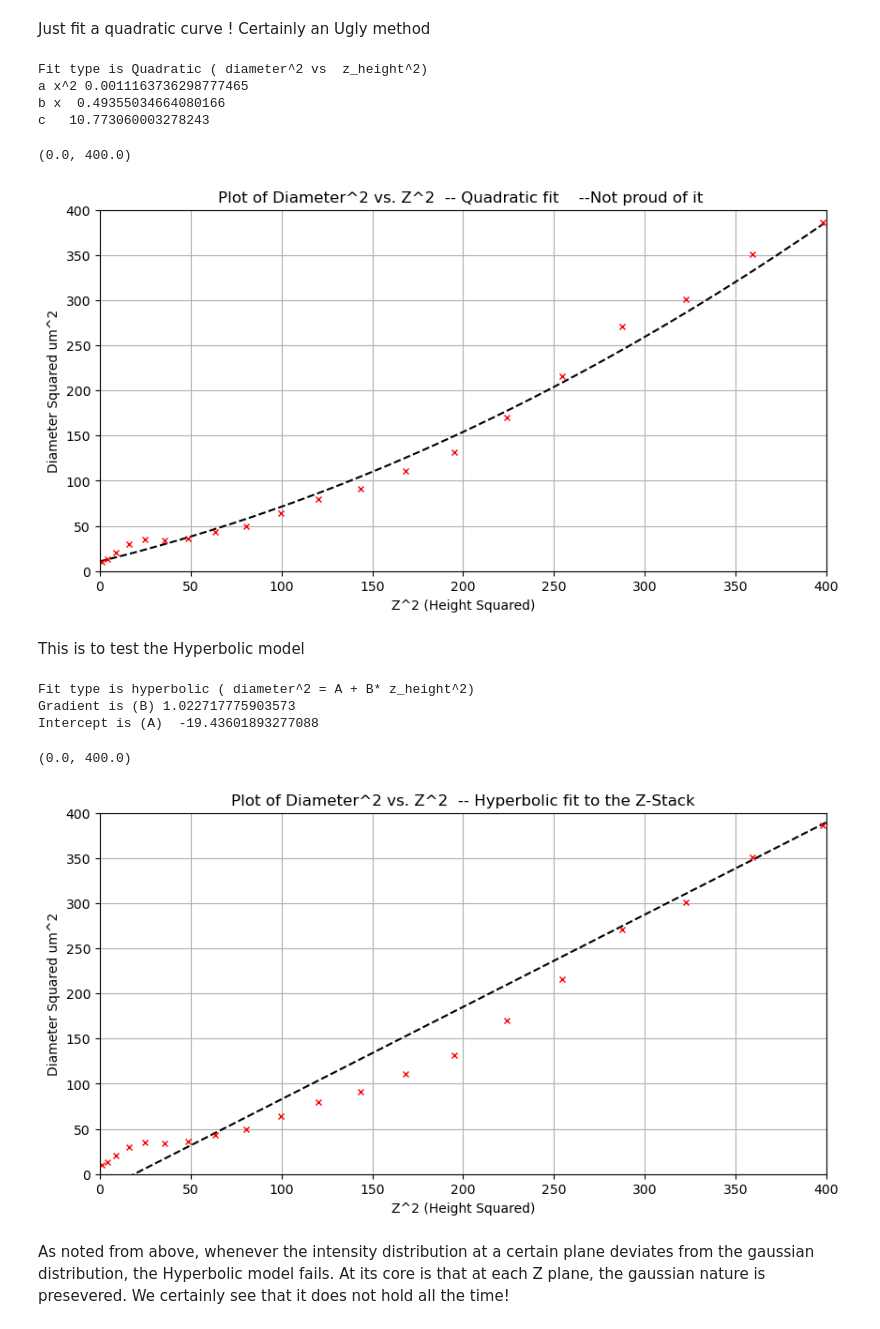
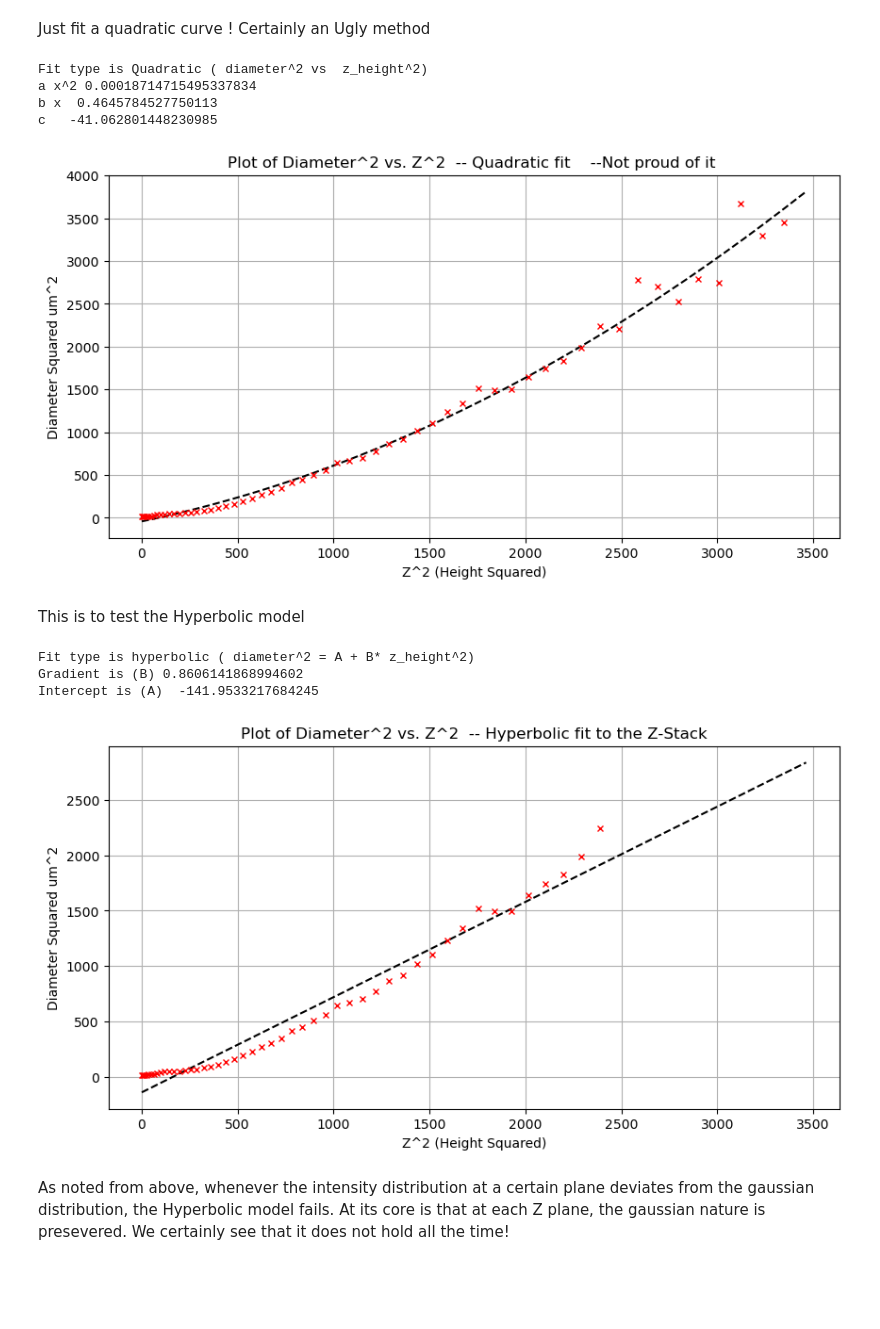
Before and after one commit to pamud-akalanka/FSVPy, a Jupyter notebook: SyntheticStreaks/calibration.ipynb, the cells around one changed output. Cells and saved outputs as stored; diff of their text form; code cells hidden in the pictures; blank space fills up the shorter version.

```diff
--- a/SyntheticStreaks/calibration.ipynb
+++ b/SyntheticStreaks/calibration.ipynb
@@ -31,9 +31,9 @@ def conv_gray(frame):
     return one_channel
 
 #frames =(pims.open('D:/Lab_Data_Akalanka/Cropped_0.25umstep_325nmpx/*.tif'))
-frames =(pims.open('D:/Lab_Data_Akalanka/2024_06_29/cropped/*.tif'))
+frames =(pims.open('D:/Lab_Data_Akalanka/2024_07_12/cropped/low/*.tif'))
 #img = frames[125:217]
-img = frames[:]
+img = frames[1:65]
 #fun.see_contour(img[95],True)
 # %%
 def Get_Center(img,frameStart, frameEnd, plott):
@@ -144,12 +145,12 @@ frame_sqrd = []
 
 dii_squared = np.multiply(dii,dii)
 frame_sqrd = np.multiply(frames, frames)
-pred_params, uncert_cov = curve_fit(fun.quadratic, frame_sqrd[10:np.argmin(dii)], dii_squared[10:np.argmin(dii)], method='lm')
-x = np.linspace(-shift,0,100) + shift
+pred_params, uncert_cov = curve_fit(fun.quadratic, frame_sqrd[1:np.argmin(dii)], dii_squared[1:np.argmin(dii)], method='lm')
+x = np.linspace(-shift,0,len(frame_sqrd)) + shift
 yy = (pred_params[2] + pred_params[0]* np.power(x,4) + pred_params[1]* np.power(x,2)  )
 
 plt.plot(np.power(x,2) , yy, ls='--',c='k')
-plt.plot(frame_sqrd[0:np.argmin(dii)],dii_squared[0:np.argmin(dii)], 'rx',markersize=5)
+plt.plot(frame_sqrd[1:np.argmin(dii)],dii_squared[1:np.argmin(dii)], 'rx',markersize=5)
 
 plt.grid()
 plt.xlabel('Z^2 (Height Squared)')
@@ -160,12 +161,11 @@ print('Fit type is Quadratic ( diameter^2 vs  z_height^2)')
 print('a x^2', pred_params[0])
 print('b x ', pred_params[1])
 print('c  ', pred_params[2])
-plt.xlim([0, 400])
-plt.ylim([0, 400])
+#plt.xlim([0, 400])
+#plt.ylim([0, 150])
 # %% [output]
 Fit type is Quadratic ( diameter^2 vs  z_height^2)
-a x^2 0.0011163736298777465
-b x  0.49355034664080166
-c   10.773060003278243
+a x^2 0.00018714715495337834
+b x  0.4645784527750113
+c   -41.062801448230985
-(0.0, 400.0)
-[figure, old version]
+[figure, new version]
@@ -177,30 +183,29 @@ frame_sqrd = []
 # %%
 #fit a hyperbolic function to the above diameter vs height variation
 plt.figure()
 dii_squared = np.multiply(dii,dii)
 frame_sqrd = np.multiply(frames, frames)
 pred_params, uncert_cov = curve_fit(fun.line, frame_sqrd[10:np.argmin(dii)], dii_squared[10:np.argmin(dii)], method='lm')
 x = np.linspace(-shift,0,100) + shift
 yy = (pred_params[1] + pred_params[0]* np.multiply(x,x))
 plt.plot(np.multiply(x,x), yy, ls='--',c='k')
 plt.plot(frame_sqrd[10:np.argmin(dii)],dii_squared[10:np.argmin(dii)], 'rx',markersize=5)
 #plt.plot(frame_sqrd[np.argmin(dii):-1],dii_squared[np.argmin(dii):-1], 'gx',markersize=5)
 
 plt.grid()
 plt.xlabel('Z^2 (Height Squared)')
 plt.ylabel('Diameter Squared um^2')
 plt.title('Plot of Diameter^2 vs. Z^2  -- Hyperbolic fit to the Z-Stack')
 #plt.legend(['Linearized Hyperbolic fit (Replace objective with simple convex)','Red -Z', 'Green +Z'])
 print('Fit type is hyperbolic ( diameter^2 = A + B* z_height^2)')
 print('Gradient is (B)', pred_params[0])
 print('Intercept is (A) ', pred_params[1])
-plt.xlim([0, 400])
-plt.ylim([0, 400])
+#plt.xlim([0, 400])
+#plt.ylim([0, 400])
 # %% [output]
 Fit type is hyperbolic ( diameter^2 = A + B* z_height^2)
-Gradient is (B) 1.022717775903573
-Intercept is (A)  -19.43601893277088
+Gradient is (B) 0.8606141868994602
+Intercept is (A)  -141.9533217684245
-(0.0, 400.0)
-[figure, old version]
+[figure, new version]
 # %% [markdown]
 As noted from above, whenever the intensity distribution at a certain plane deviates from the gaussian distribution, the Hyperbolic model fails. At its core is that at each Z plane, the gaussian nature is presevered. We certainly see that it does not hold all the time!
```
Also changed, not shown: parts of 4 cells of this notebook.
